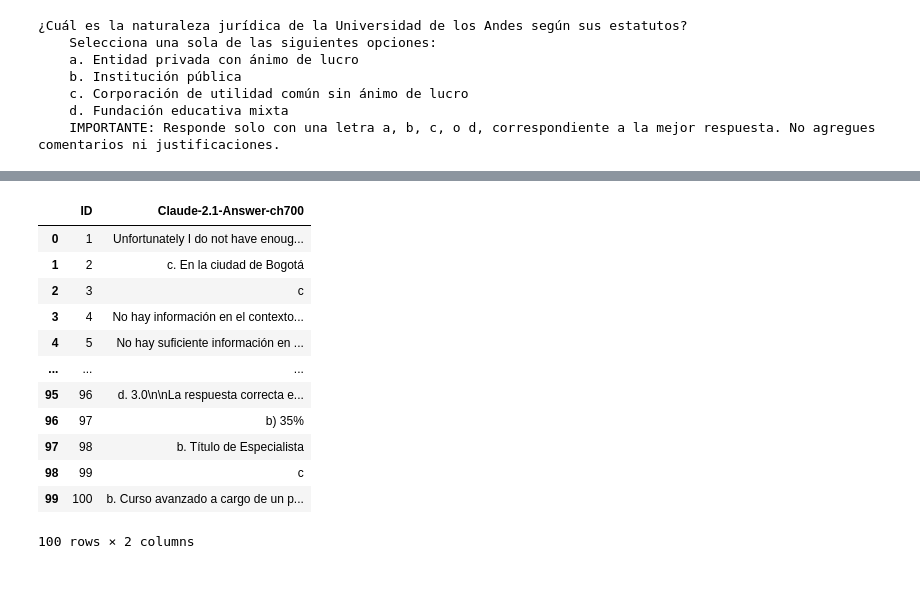
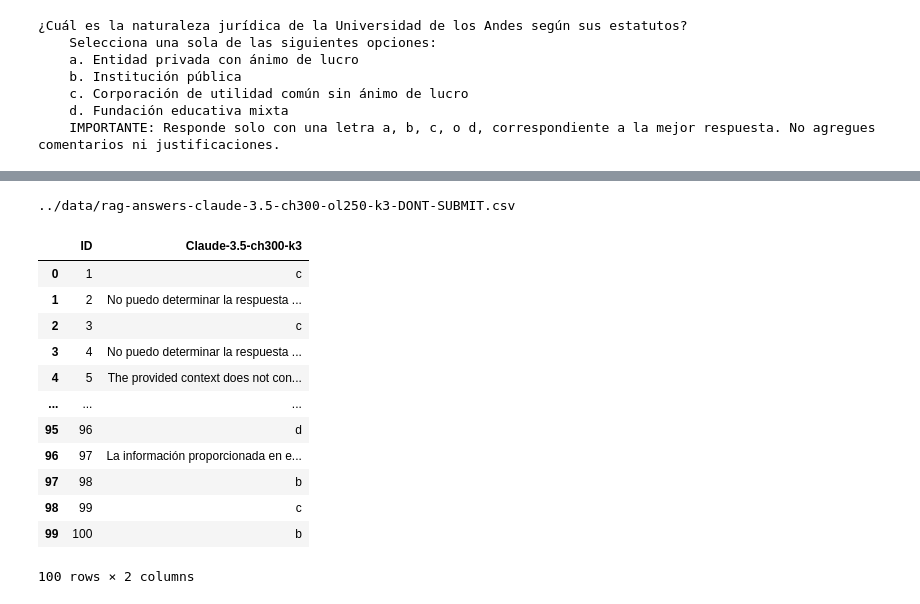
Before and after one commit to maryialejandra/llm_finetunning, a Jupyter notebook: rag_gold/rag_predict_answers.ipynb, the cells around one changed output, grey strips where cells are left out. Cells and saved outputs as stored; diff of their text form; code cells hidden in the pictures.

```diff
--- a/rag_gold/rag_predict_answers.ipynb
+++ b/rag_gold/rag_predict_answers.ipynb
@@ -83,0 +148,11 @@ print(format_question(test_df.iloc[0]))
+# %%
+retriever = q_engine.retriever
+
+row = test_df.iloc[1]
+fmt_question = format_question(row)
+print(fmt_question)
+raw_question=row['Pregunta']
+retriever._debug_query(raw_question)
+
+response = q_engine.query(fmt_question)
+response_str = str(response)
@@ -100,14 +188,17 @@ q_engine.retriever._verbose = False
 
 for _, row in test_df.iterrows():
     id_ = row['ID']
-    if answers_by_id.get(id_) in {'a', 'b', 'c', 'd'}:
-        print(f"\nID={id_} already answered")
+    resp = answers_by_id.get(id_)
+    if  resp in {'a', 'b', 'c', 'd'}:
+        print(f"\nID={id_} already answered, resp: {resp}")
         continue
 
     formatted_question = format_question(row)
     # print(id_, formatted_question)
-    response = str(q_engine.query(formatted_question))
+    response = q_engine.query(formatted_question)
+    response_str = str(response)
     time.sleep(1)
-    print(f"{id_} - RESPONSE: {response}\n\n")
-    answers_by_id[id_] = response
+    resp_l0 = response_str.split('\n')[0]
+    print(f"\n{id_} - Pregunta: {row['Pregunta']} Respuesta: {resp_l0}\n\n")
+    answers_by_id[id_] = response_str
 # %% [output]
@@ -157,19 +246,22 @@ answers_by_id
 # %%
 df = pd.Series(answers_by_id).reset_index()
-df.columns= ['ID', 'Claude-2.1-Answer-ch700']
-df.to_csv("../data/rag-answers-claude-ch700-2.1-DONT-SUBMIT.csv", index=False)
+df.columns= ['ID', f'Claude-3.5-ch{chunk_size}-k{top_k}']
+f_path_out = f"../data/rag-answers-claude-3.5-ch{chunk_size}-ol{chunk_overlap}-k{top_k}-DONT-SUBMIT.csv"
+print(f_path_out)
+df.to_csv(f_path_out, index=False)
 df
 # %% [output]
+../data/rag-answers-claude-3.5-ch300-ol250-k3-DONT-SUBMIT.csv
-|  | ID | Claude-2.1-Answer-ch700 |
-| 0 | 1 | Unfortunately I do not have enoug... |
-| 1 | 2 | c. En la ciudad de Bogotá |
+|  | ID | Claude-3.5-ch300-k3 |
+| 0 | 1 | c |
+| 1 | 2 | No puedo determinar la respuesta ... |
 | 2 | 3 | c |
-| 3 | 4 | No hay información en el contexto... |
-| 4 | 5 | No hay suficiente información en ... |
+| 3 | 4 | No puedo determinar la respuesta ... |
+| 4 | 5 | The provided context does not con... |
 | ... | ... | ... |
-| 95 | 96 | d. 3.0\n\nLa respuesta correcta e... |
-| 96 | 97 | b) 35% |
-| 97 | 98 | b. Título de Especialista |
+| 95 | 96 | d |
+| 96 | 97 | La información proporcionada en e... |
+| 97 | 98 | b |
 | 98 | 99 | c |
-| 99 | 100 | b. Curso avanzado a cargo de un p... |
+| 99 | 100 | b |
-100 rows × 2 columns
+100 rows × 2 columns
```
Also changed, not shown: parts of 23 cells of this notebook, 11 other files.
